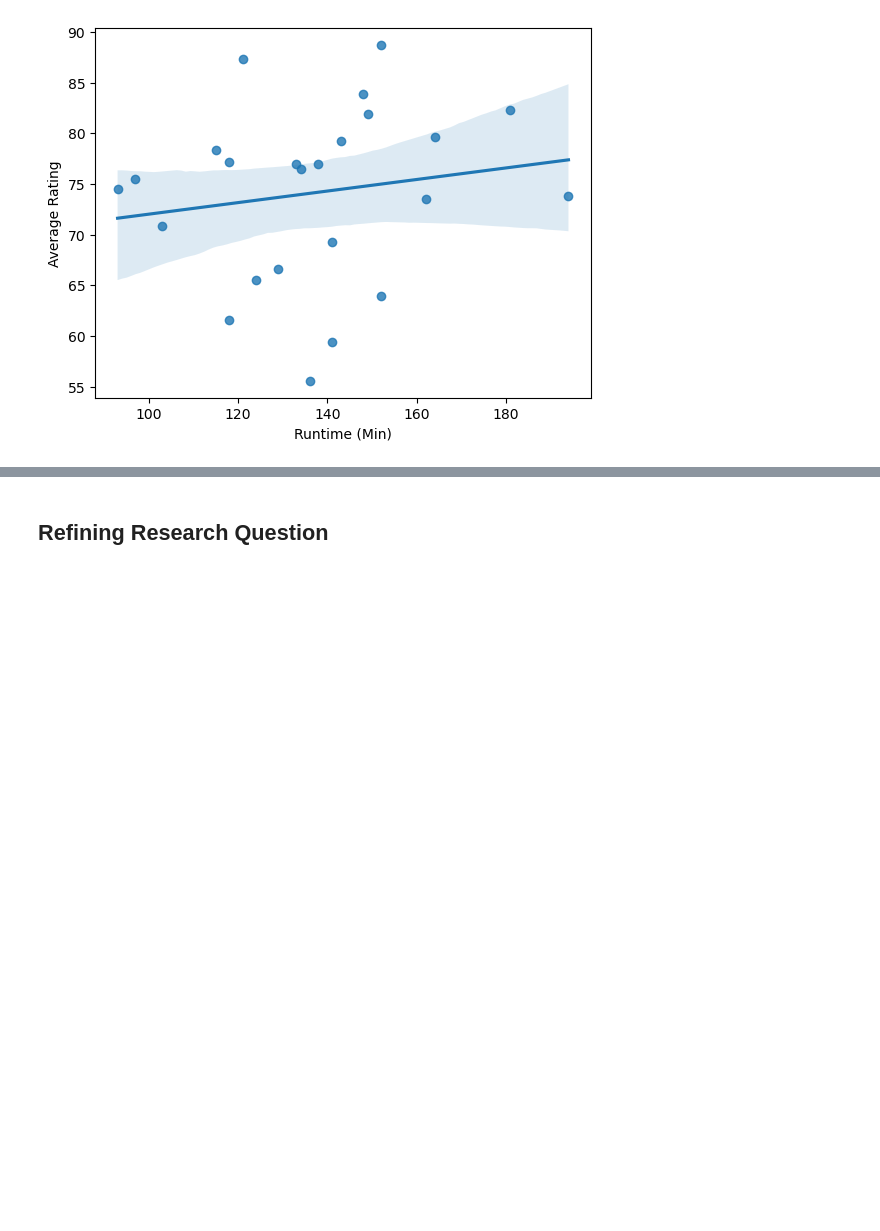
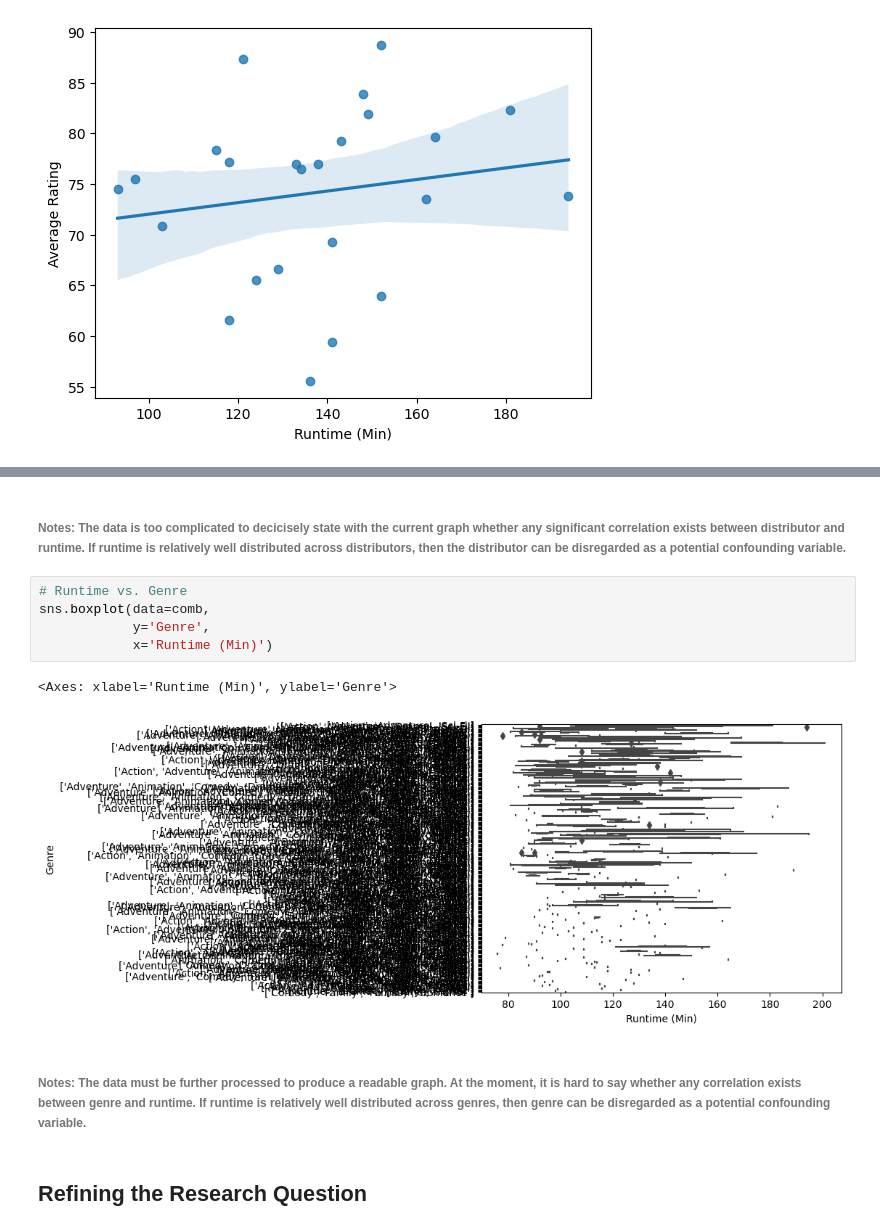
Before and after one commit to ubco-W2022T2-data301/project-group-group52, a Jupyter notebook: analysis/analysis2.ipynb, the cells around one changed output, grey strips where cells are left out. Cells and saved outputs as stored; diff of their text form; blank space fills up the shorter version.

```diff
--- a/analysis/analysis2.ipynb
+++ b/analysis/analysis2.ipynb
@@ -287,2 +295,14 @@ sns.regplot(data=comb,
+# %% [markdown]
+###### Notes: The data is too complicated to decicisely state with the current graph whether any significant correlation exists between distributor and runtime. If runtime is relatively well distributed across distributors, then the distributor can be disregarded as a potential confounding variable.
+# %%
+# Runtime vs. Genre
+sns.boxplot(data=comb,
+            y='Genre',
+            x='Runtime (Min)')
+# %% [output]
+<Axes: xlabel='Runtime (Min)', ylabel='Genre'>
+[figure, added]
+# %% [markdown]
+###### Notes: The data must be further processed to produce a readable graph. At the moment, it is hard to say whether any correlation exists between genre and runtime. If runtime is relatively well distributed across genres, then genre can be disregarded as a potential confounding variable.
 # %% [markdown]
-## Refining Research Question
+## Refining the Research Question
```
Also changed, not shown: parts of 10 cells of this notebook.
